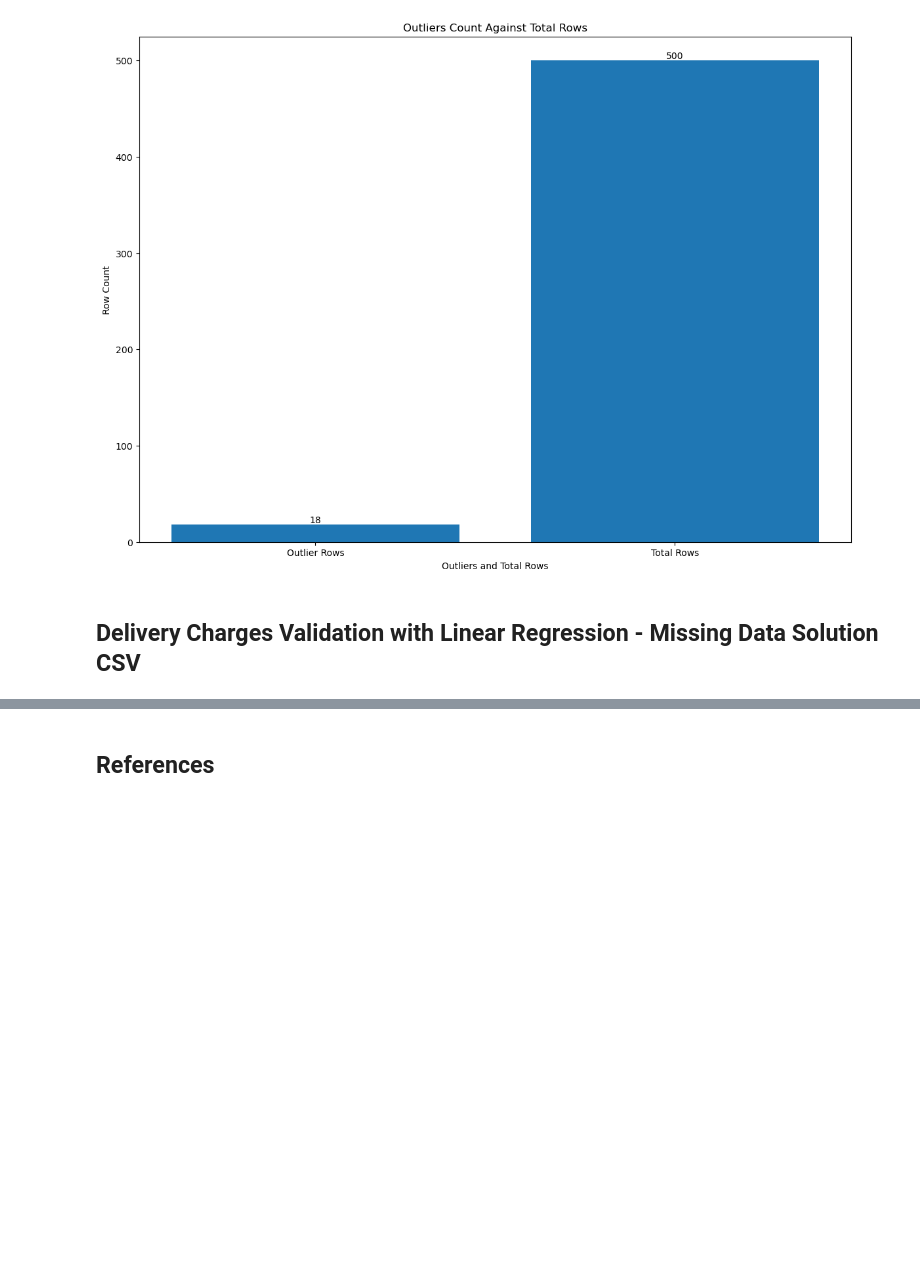
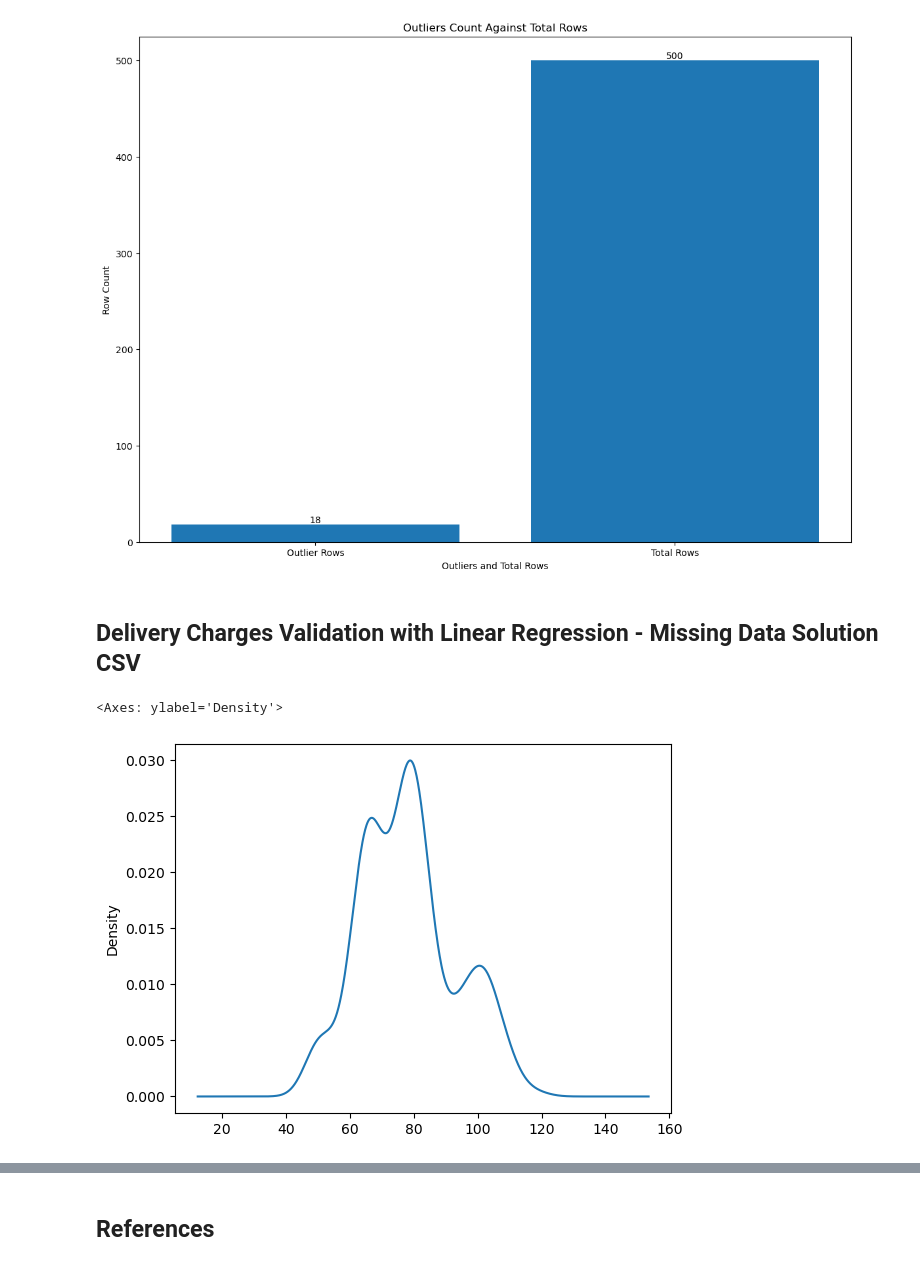
Before and after one commit to MathiasHMorgan/Data-Wrangling-Project, a Jupyter notebook: 35087056_ass2.ipynb, the cells around one changed output, grey strips where cells are left out. Saved outputs shown, nothing was run; the diff lists cells and outputs as text; code cells hidden in the pictures; blank space fills up the shorter version.

```diff
--- a/35087056_ass2.ipynb
+++ b/35087056_ass2.ipynb
@@ -351,6 +358,11 @@ outlier_data.to_csv('35087056_outlier_data_solution.csv')
 ## Delivery Charges Validation with Linear Regression - Missing Data Solution CSV
 # %%
 missing_data_clean = pd.read_csv('35087056_missing_data_solution.csv')
+# %%
+missing_data_clean['delivery_charges'].plot(kind='kde')
+# %% [output]
+<Axes: ylabel='Density'>
+[figure, added]
 # %%
 from sklearn.model_selection import train_test_split
 from sklearn.linear_model import LinearRegression
```
Also changed, not shown: parts of 9 cells of this notebook, 2 other files.
